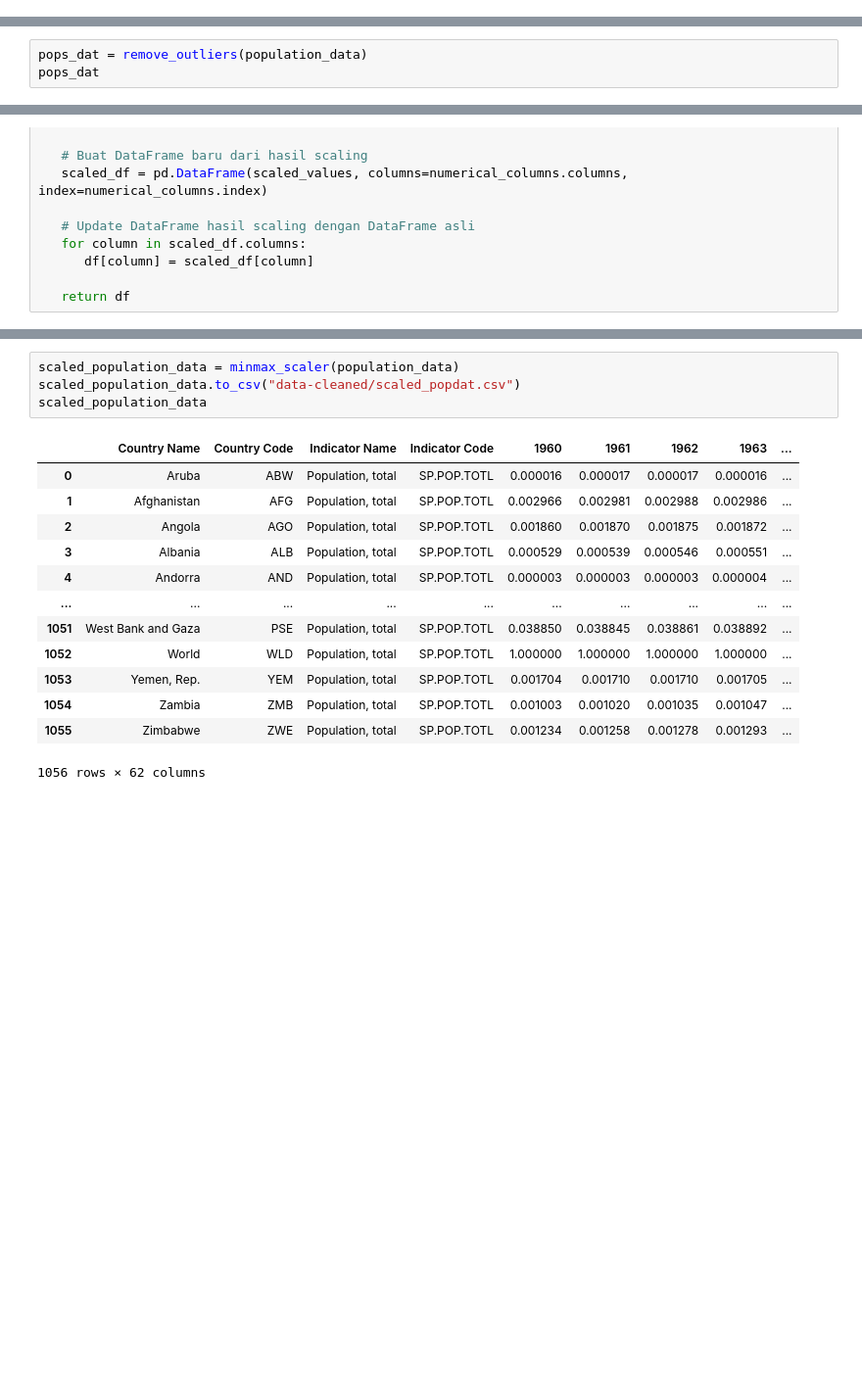
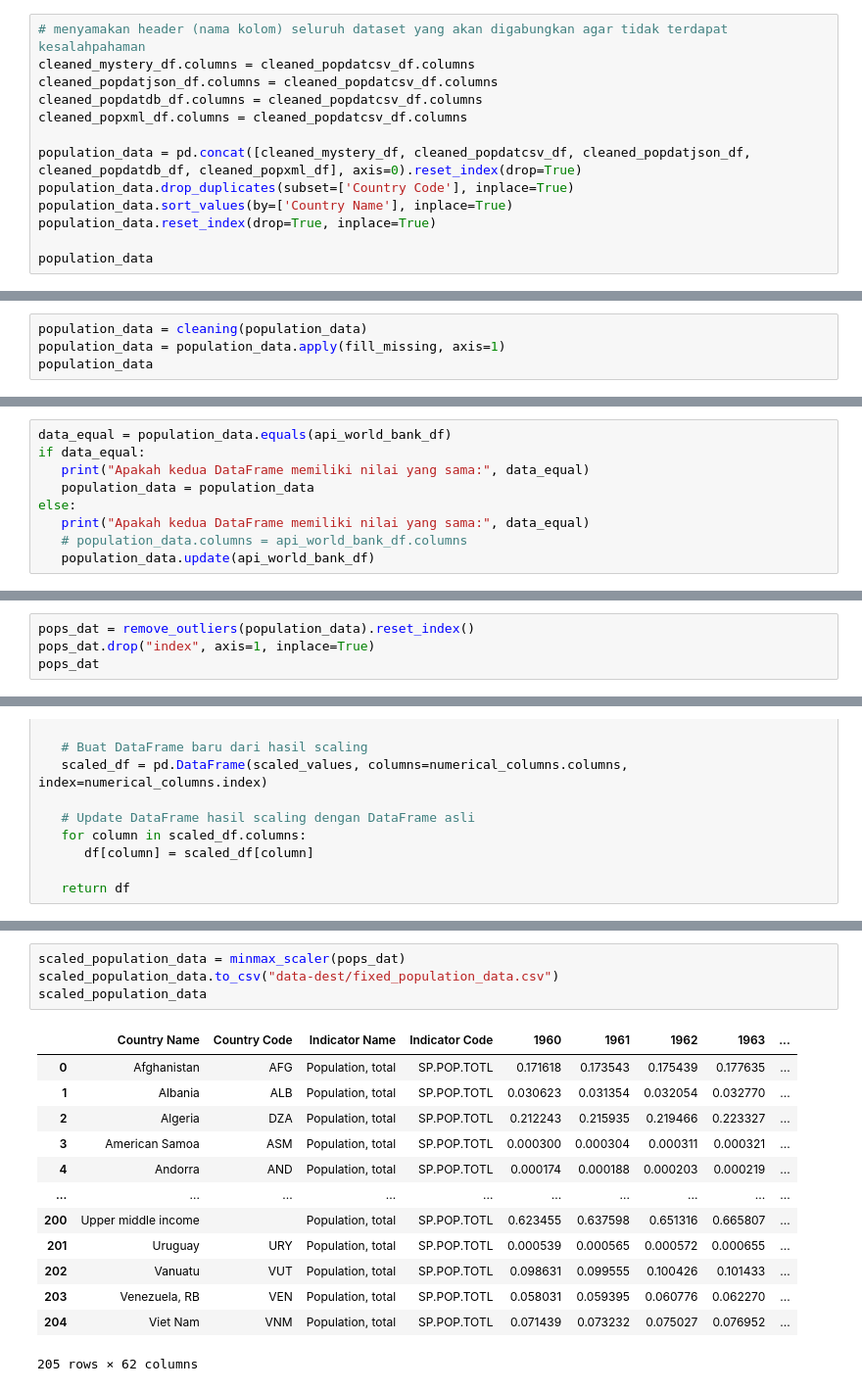
Before and after one commit to arumkinanthi/nimas-sekararum-kinanthi_mini-project_de, a Jupyter notebook: etl.ipynb, the cells around one changed output, grey strips where cells are left out. Shown at 98% size. Drawn from its saved outputs; the diff is of its cells as text; blank space fills up the shorter version.

```diff
--- a/etl.ipynb
+++ b/etl.ipynb
@@ -824,0 +715,13 @@ gdp_csv_df
+# %%
+# menyamakan header (nama kolom) seluruh dataset yang akan digabungkan agar tidak terdapat kesalahpahaman
+cleaned_mystery_df.columns = cleaned_popdatcsv_df.columns
+cleaned_popdatjson_df.columns = cleaned_popdatcsv_df.columns
+cleaned_popdatdb_df.columns = cleaned_popdatcsv_df.columns
+cleaned_popxml_df.columns = cleaned_popdatcsv_df.columns
+
+population_data = pd.concat([cleaned_mystery_df, cleaned_popdatcsv_df, cleaned_popdatjson_df, cleaned_popdatdb_df, cleaned_popxml_df], axis=0).reset_index(drop=True)
+population_data.drop_duplicates(subset=['Country Code'], inplace=True)
+population_data.sort_values(by=['Country Name'], inplace=True)
+population_data.reset_index(drop=True, inplace=True)
+
+population_data
@@ -824,0 +744,4 @@ gdp_csv_df
+# %%
+population_data = cleaning(population_data)
+population_data = population_data.apply(fill_missing, axis=1)
+population_data
@@ -824,0 +764,9 @@ gdp_csv_df
+# %%
+data_equal = population_data.equals(api_world_bank_df)
+if data_equal:
+   print("Apakah kedua DataFrame memiliki nilai yang sama:", data_equal)
+   population_data = population_data
+else:
+   print("Apakah kedua DataFrame memiliki nilai yang sama:", data_equal)
+   # population_data.columns = api_world_bank_df.columns
+   population_data.update(api_world_bank_df)
@@ -885,5 +919,6 @@ Tidak ada kolom numerik yang bisa diidentifikasi outliernya.
 # %%
-pops_dat = remove_outliers(population_data)
+pops_dat = remove_outliers(population_data).reset_index()
+pops_dat.drop("index", axis=1, inplace=True)
 pops_dat
 # %% [output]
 |  | Country Name | Country Code | Indicator Name | Indicator Code | 1960 | 1961 | 1962 | 1963 | ... |
@@ -948,19 +1079,19 @@ def minmax_scaler(df):
 # %%
-scaled_population_data = minmax_scaler(population_data)
-scaled_population_data.to_csv("data-cleaned/scaled_popdat.csv")
+scaled_population_data = minmax_scaler(pops_dat)
+scaled_population_data.to_csv("data-dest/fixed_population_data.csv")
 scaled_population_data
 # %% [output]
 |  | Country Name | Country Code | Indicator Name | Indicator Code | 1960 | 1961 | 1962 | 1963 | ... |
-| 0 | Aruba | ABW | Population, total | SP.POP.TOTL | 0.000016 | 0.000017 | 0.000017 | 0.000016 | ... |
-| 1 | Afghanistan | AFG | Population, total | SP.POP.TOTL | 0.002966 | 0.002981 | 0.002988 | 0.002986 | ... |
-| 2 | Angola | AGO | Population, total | SP.POP.TOTL | 0.001860 | 0.001870 | 0.001875 | 0.001872 | ... |
-| 3 | Albania | ALB | Population, total | SP.POP.TOTL | 0.000529 | 0.000539 | 0.000546 | 0.000551 | ... |
-| 4 | Andorra | AND | Population, total | SP.POP.TOTL | 0.000003 | 0.000003 | 0.000003 | 0.000004 | ... |
+| 0 | Afghanistan | AFG | Population, total | SP.POP.TOTL | 0.171618 | 0.173543 | 0.175439 | 0.177635 | ... |
+| 1 | Albania | ALB | Population, total | SP.POP.TOTL | 0.030623 | 0.031354 | 0.032054 | 0.032770 | ... |
+| 2 | Algeria | DZA | Population, total | SP.POP.TOTL | 0.212243 | 0.215935 | 0.219466 | 0.223327 | ... |
+| 3 | American Samoa | ASM | Population, total | SP.POP.TOTL | 0.000300 | 0.000304 | 0.000311 | 0.000321 | ... |
+| 4 | Andorra | AND | Population, total | SP.POP.TOTL | 0.000174 | 0.000188 | 0.000203 | 0.000219 | ... |
 | ... | ... | ... | ... | ... | ... | ... | ... | ... | ... |
-| 1051 | West Bank and Gaza | PSE | Population, total | SP.POP.TOTL | 0.038850 | 0.038845 | 0.038861 | 0.038892 | ... |
-| 1052 | World | WLD | Population, total | SP.POP.TOTL | 1.000000 | 1.000000 | 1.000000 | 1.000000 | ... |
-| 1053 | Yemen, Rep. | YEM | Population, total | SP.POP.TOTL | 0.001704 | 0.001710 | 0.001710 | 0.001705 | ... |
-| 1054 | Zambia | ZMB | Population, total | SP.POP.TOTL | 0.001003 | 0.001020 | 0.001035 | 0.001047 | ... |
-| 1055 | Zimbabwe | ZWE | Population, total | SP.POP.TOTL | 0.001234 | 0.001258 | 0.001278 | 0.001293 | ... |
+| 200 | Upper middle income |  | Population, total | SP.POP.TOTL | 0.623455 | 0.637598 | 0.651316 | 0.665807 | ... |
+| 201 | Uruguay | URY | Population, total | SP.POP.TOTL | 0.000539 | 0.000565 | 0.000572 | 0.000655 | ... |
+| 202 | Vanuatu | VUT | Population, total | SP.POP.TOTL | 0.098631 | 0.099555 | 0.100426 | 0.101433 | ... |
+| 203 | Venezuela, RB | VEN | Population, total | SP.POP.TOTL | 0.058031 | 0.059395 | 0.060776 | 0.062270 | ... |
+| 204 | Viet Nam | VNM | Population, total | SP.POP.TOTL | 0.071439 | 0.073232 | 0.075027 | 0.076952 | ... |
-1056 rows × 62 columns
+205 rows × 62 columns
 # %% [markdown]
```
Also changed, not shown: parts of 121 cells of this notebook, 15 other files.
